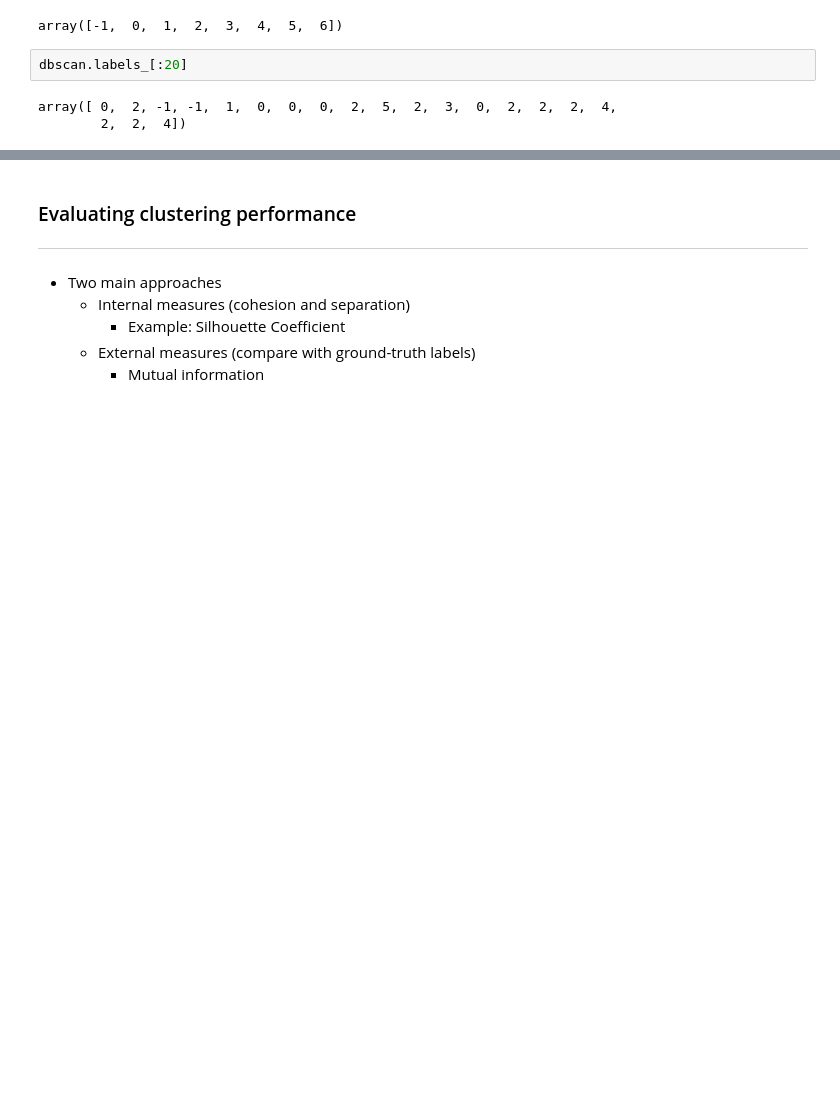
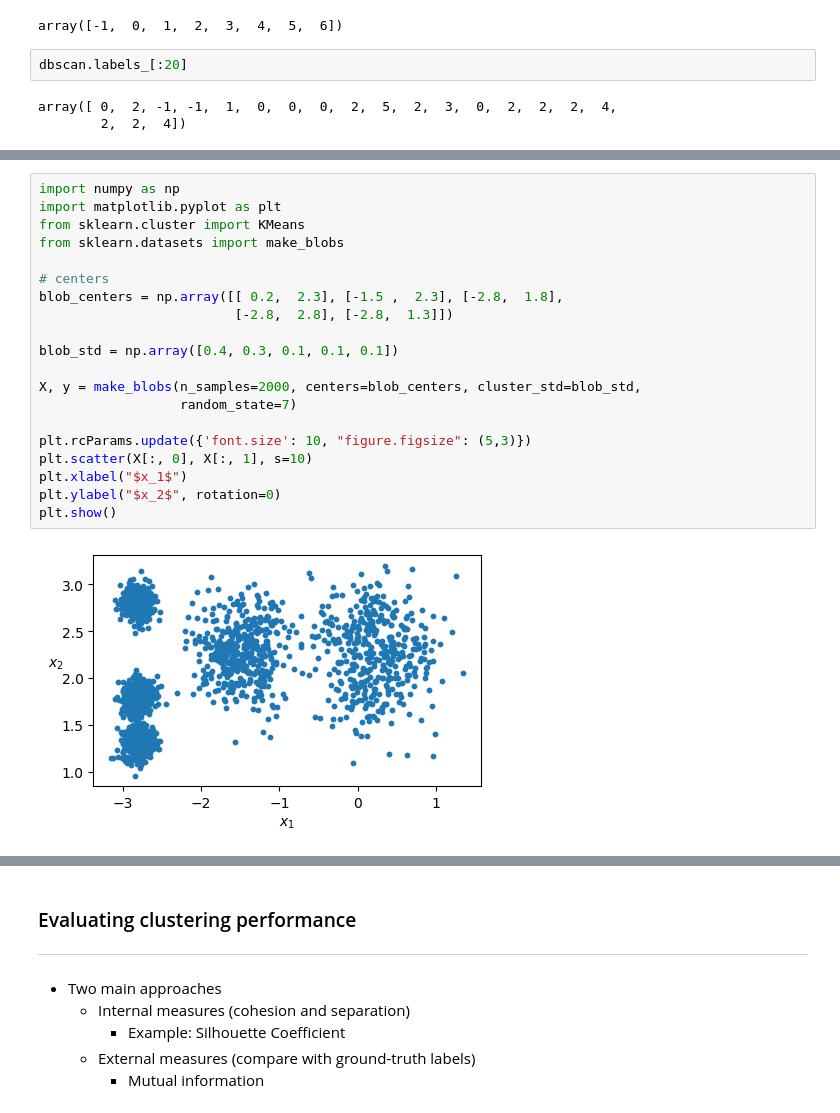
Before and after one commit to farhad-pourkamali/MATH6388, a Jupyter notebook: Lecture6_Clustering.ipynb, the cells around one changed output, grey strips where cells are left out. Saved outputs shown, nothing was run; the diff lists cells and outputs as text; blank space fills up the shorter version.

```diff
--- a/Lecture6_Clustering.ipynb
+++ b/Lecture6_Clustering.ipynb
@@ -472,0 +490,22 @@ array([ 0,  2, -1, -1,  1,  0,  0,  0,  2,  5,  2,  3,  0,  2,  2,  2,  4,
+# %%
+import numpy as np
+import matplotlib.pyplot as plt
+from sklearn.cluster import KMeans
+from sklearn.datasets import make_blobs
+
+# centers
+blob_centers = np.array([[ 0.2,  2.3], [-1.5 ,  2.3], [-2.8,  1.8],
+                         [-2.8,  2.8], [-2.8,  1.3]])
+
+blob_std = np.array([0.4, 0.3, 0.1, 0.1, 0.1])
+
+X, y = make_blobs(n_samples=2000, centers=blob_centers, cluster_std=blob_std,
+                  random_state=7)
+
+plt.rcParams.update({'font.size': 10, "figure.figsize": (5,3)})
+plt.scatter(X[:, 0], X[:, 1], s=10)
+plt.xlabel("$x_1$")
+plt.ylabel("$x_2$", rotation=0)
+plt.show()
+# %% [output]
+[figure, added]
```
Also changed, not shown: parts of 18 cells of this notebook.
